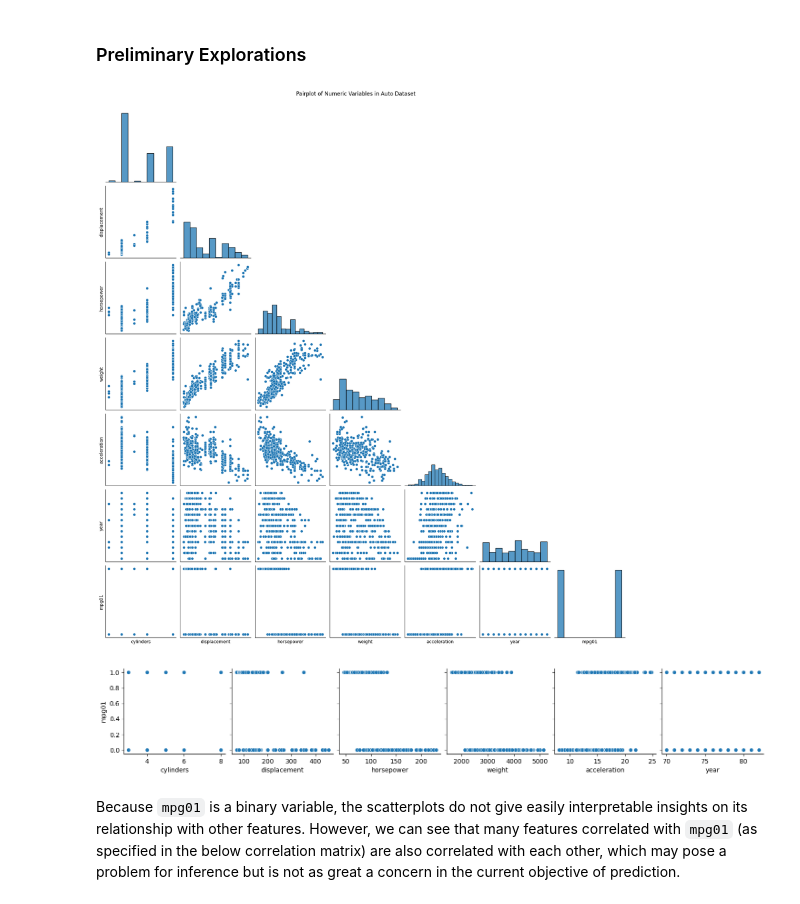
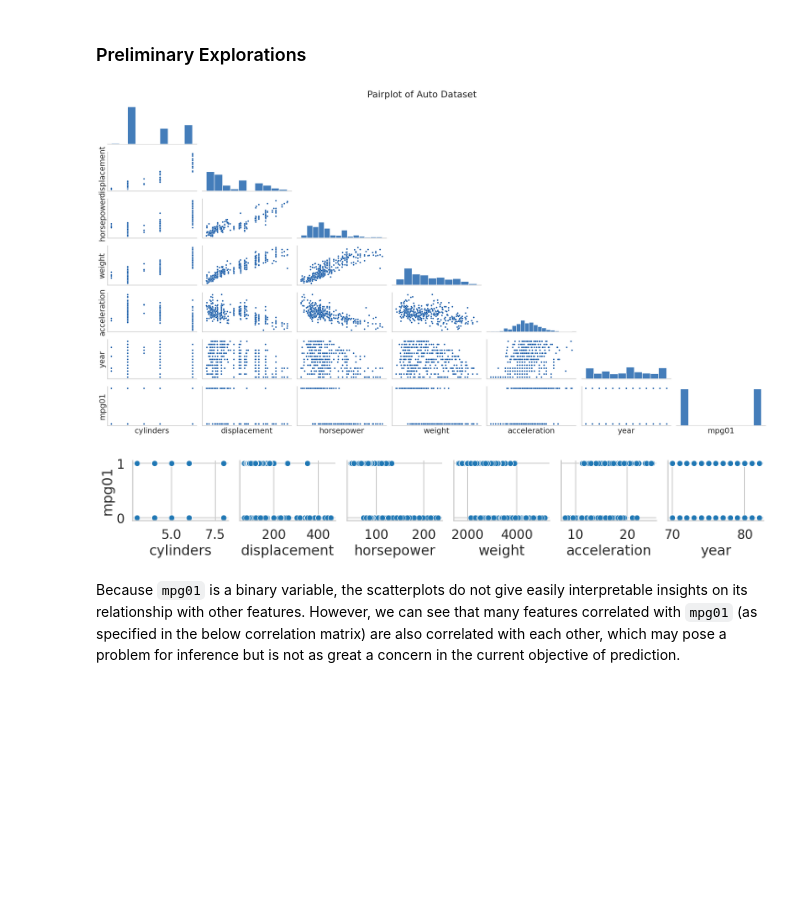
Before and after one commit to Bibi852/jhu-ml, a Jupyter notebook: Homework3.ipynb, the cells around one changed output. Cells and saved outputs as stored; diff of their text form; code cells hidden in the pictures; blank space fills up the shorter version.

```diff
--- a/Homework3.ipynb
+++ b/Homework3.ipynb
@@ -78,23 +87,30 @@ Auto['mpg01'] = mpg01
 # %%
 # exploring associations between outcome variable and other features
 # using seaborn to make scatterplot matrix
 import seaborn as sns
 import matplotlib.pyplot as plt
+sns.set_style('whitegrid')
+sns.set_context("talk", font_scale=1.2)
+# origin is a discrete variable and mpg is not needed since we are interested in the binary variable of high/low MPG
+# pairplot matrix to explore correlations between features and outcomes
 fullplot = sns.pairplot(Auto.drop(columns = ['mpg', 'origin']),
-                        corner = True
+                        corner = True, height=2, aspect=2, plot_kws={'s': 20,
+                                                                       'color':'#0551A3'},
+                        diag_kws = {'color': '#0551A3'}
                      )
-fullplot.fig.suptitle('Pairplot of Numeric Variables in Auto Dataset', y = 1.02)
+
+fullplot.fig.suptitle('Pairplot of Auto Dataset', y = 1.02)
 fullplot.set(xticks=[], yticks = [])
 # taken from code documentation
 plt.show()
 # %% [output]
-[figure, old version]
+[figure, new version]
 # %%
 closeup = sns.pairplot(Auto, x_vars = Auto.columns.drop(['mpg', 'origin','mpg01']),
                      y_vars = ['mpg01']
                      )
 # %% [output]
-[figure, old version]
+[figure, new version]
 # %% [markdown]
 Because `mpg01` is a binary variable, the scatterplots do not give easily interpretable insights on its relationship with other features. However, we can see that many features correlated with `mpg01` (as specified in the below correlation matrix) are also correlated with each other, which may pose a problem for inference but is not as great a concern in the current objective of prediction.
 # %%
```
Also changed, not shown: parts of 58 cells of this notebook.
